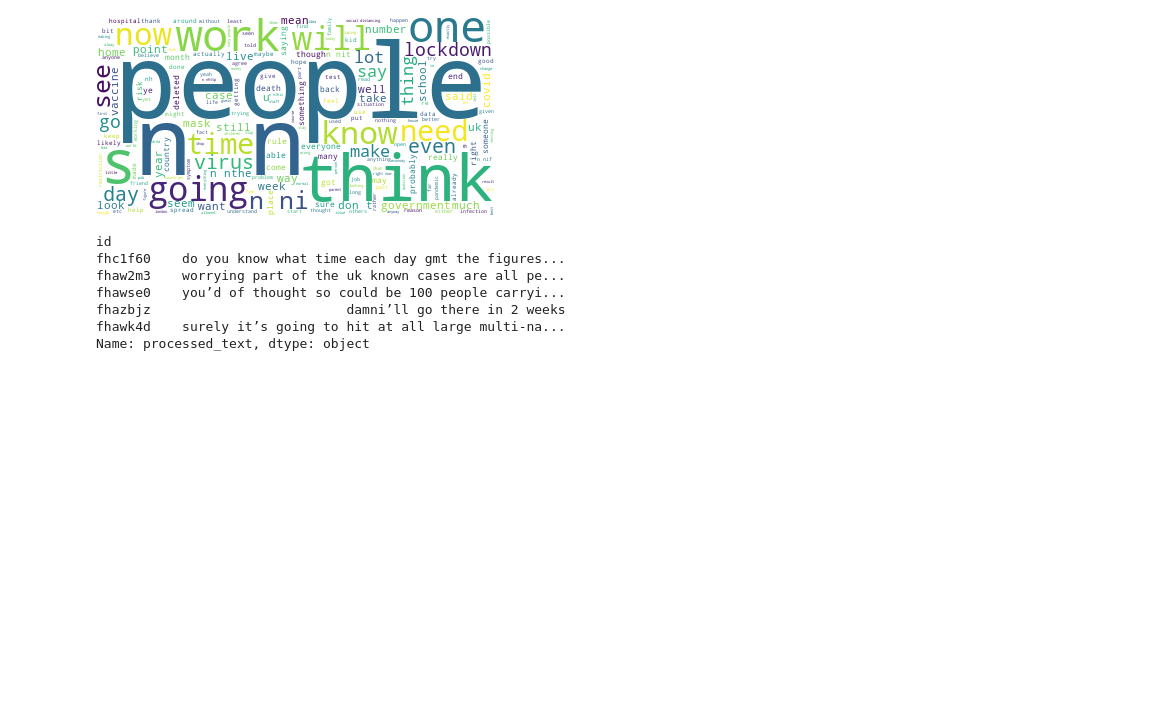
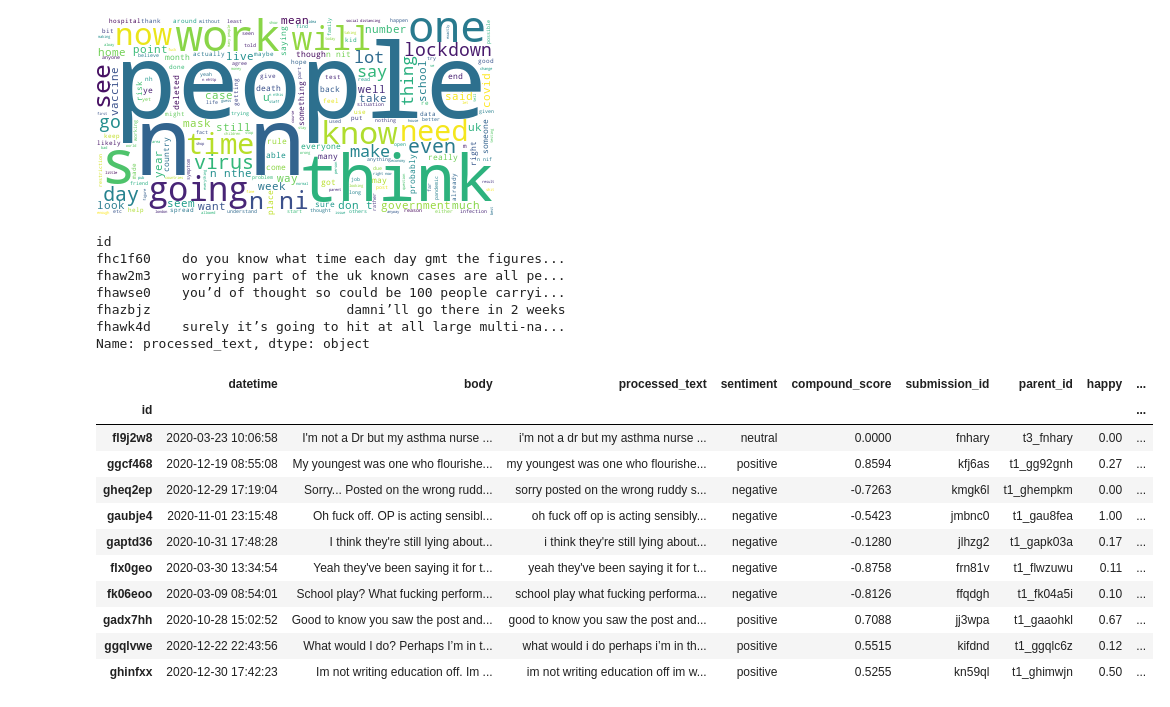
Before and after one commit to ollyjc99/COVID-19-Sentiment-and-Compliance-Analyzer, a Jupyter notebook: DataProcessing.ipynb, the cells around one changed output. Cells and saved outputs as stored; diff of their text form; code cells hidden in the pictures; blank space fills up the shorter version.

Commit message:
tested adding emotions to a sample of the comment dataframe

```diff
--- a/DataProcessing.ipynb
+++ b/DataProcessing.ipynb
@@ -82,6 +78,27 @@ fhawse0    you’d of thought so could be 100 people carryi...
 fhazbjz                         damni’ll go there in 2 weeks
 fhawk4d    surely it’s going to hit at all large multi-na...
 Name: processed_text, dtype: object
+# %%
+comments = c_df.sample(10)
+
+comments['happy'], comments['angry'], comments['suprise'], comments['sad'], comments['fear'] = get_emotions([*comments['processed_text']])
+# get_emotions([*comments['processed_text']])
+
+comments
+# comments.sample(5)
+# %% [output]
+|  | datetime | body | processed_text | sentiment | compound_score | submission_id | parent_id | happy | ... |
+| id |  |  |  |  |  |  |  |  | ... |
+| fl9j2w8 | 2020-03-23 10:06:58 | I'm not a Dr but my asthma nurse ... | i'm not a dr but my asthma nurse ... | neutral | 0.0000 | fnhary | t3_fnhary | 0.00 | ... |
+| ggcf468 | 2020-12-19 08:55:08 | My youngest was one who flourishe... | my youngest was one who flourishe... | positive | 0.8594 | kfj6as | t1_gg92gnh | 0.27 | ... |
+| gheq2ep | 2020-12-29 17:19:04 | Sorry... Posted on the wrong rudd... | sorry posted on the wrong ruddy s... | negative | -0.7263 | kmgk6l | t1_ghempkm | 0.00 | ... |
+| gaubje4 | 2020-11-01 23:15:48 | Oh fuck off. OP is acting sensibl... | oh fuck off op is acting sensibly... | negative | -0.5423 | jmbnc0 | t1_gau8fea | 1.00 | ... |
+| gaptd36 | 2020-10-31 17:48:28 | I think they're still lying about... | i think they're still lying about... | negative | -0.1280 | jlhzg2 | t1_gapk03a | 0.17 | ... |
+| flx0geo | 2020-03-30 13:34:54 | Yeah they've been saying it for t... | yeah they've been saying it for t... | negative | -0.8758 | frn81v | t1_flwzuwu | 0.11 | ... |
+| fk06eoo | 2020-03-09 08:54:01 | School play? What fucking perform... | school play what fucking performa... | negative | -0.8126 | ffqdgh | t1_fk04a5i | 0.10 | ... |
+| gadx7hh | 2020-10-28 15:02:52 | Good to know you saw the post and... | good to know you saw the post and... | positive | 0.7088 | jj3wpa | t1_gaaohkl | 0.67 | ... |
+| ggqlvwe | 2020-12-22 22:43:56 | What would I do? Perhaps I’m in t... | what would i do perhaps i’m in th... | positive | 0.5515 | kifdnd | t1_ggqlc6z | 0.12 | ... |
+| ghinfxx | 2020-12-30 17:42:23 | Im not writing education off. Im ... | im not writing education off im w... | positive | 0.5255 | kn59ql | t1_ghimwjn | 0.50 | ... |
 # %%
 ### REFORMAT DATAFRAMES
 
```
Also changed, not shown: parts of 2 cells of this notebook.
